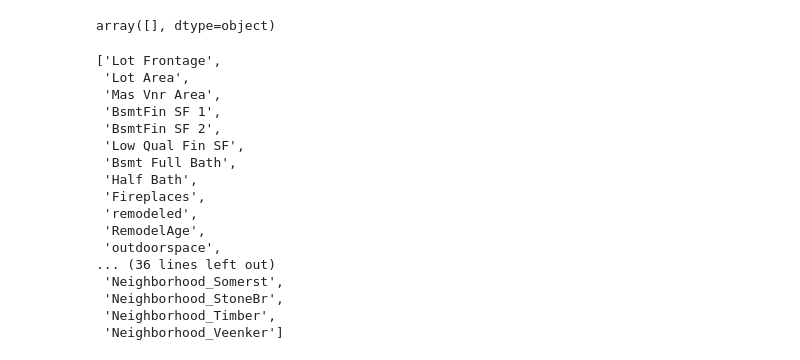
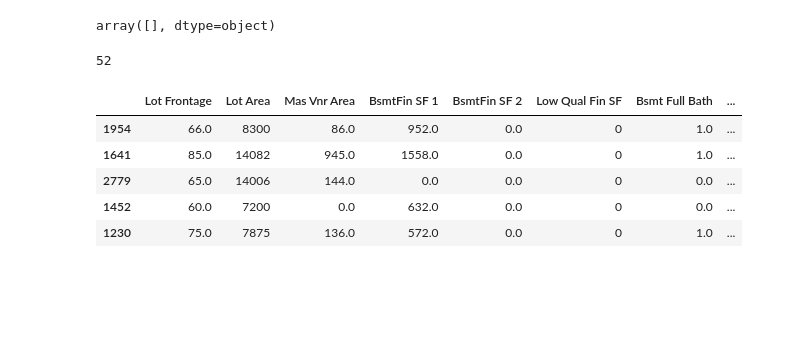
Before and after one commit to prateeksab/housingprices, a Jupyter notebook: Models_PS.ipynb, the cells around one changed output. Cells and saved outputs as stored; diff of their text form; code cells hidden in the pictures; blank space fills up the shorter version.

```diff
--- a/Models_PS.ipynb
+++ b/Models_PS.ipynb
@@ -445,22 +446,6 @@ new_features = features
 for element in features_to_remove:
   if element in new_features:
     new_features.remove(element)
-new_features
+len(new_features)
 # %% [output]
-['Lot Frontage',
- 'Lot Area',
- 'Mas Vnr Area',
- 'BsmtFin SF 1',
- 'BsmtFin SF 2',
- 'Low Qual Fin SF',
- 'Bsmt Full Bath',
- 'Half Bath',
- 'Fireplaces',
- 'remodeled',
- 'RemodelAge',
- 'outdoorspace',
-... (36 lines left out)
- 'Neighborhood_Somerst',
- 'Neighborhood_StoneBr',
- 'Neighborhood_Timber',
- 'Neighborhood_Veenker']
+52
@@ -468,0 +452,14 @@ new_features
+# %%
+# Preditction function
+
+X_train.head()
+#data_record = X_train.loc[197:199]
+#print(data_record)
+#linear_regression_model.predict(data_record)
+# %% [output]
+|  | Lot Frontage | Lot Area | Mas Vnr Area | BsmtFin SF 1 | BsmtFin SF 2 | Low Qual Fin SF | Bsmt Full Bath | ... |
+| 1954 | 66.0 | 8300 | 86.0 | 952.0 | 0.0 | 0 | 1.0 | ... |
+| 1641 | 85.0 | 14082 | 945.0 | 1558.0 | 0.0 | 0 | 1.0 | ... |
+| 2779 | 65.0 | 14006 | 144.0 | 0.0 | 0.0 | 0 | 0.0 | ... |
+| 1452 | 60.0 | 7200 | 0.0 | 632.0 | 0.0 | 0 | 0.0 | ... |
+| 1230 | 75.0 | 7875 | 136.0 | 572.0 | 0.0 | 0 | 1.0 | ... |
```
Also changed, not shown: parts of 20 cells of this notebook.
